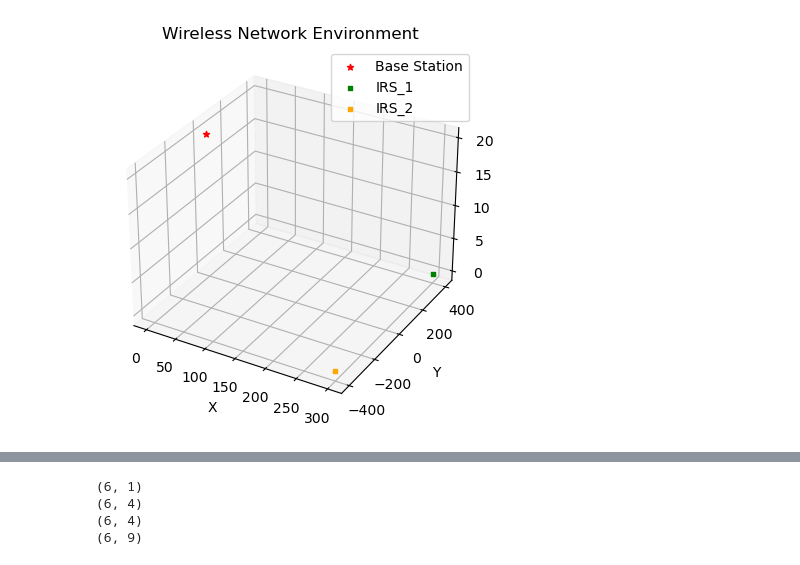
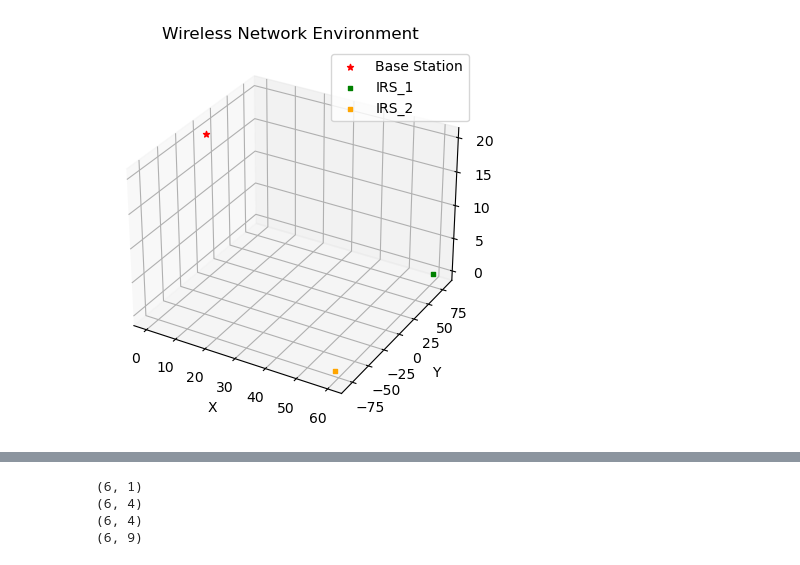
Before and after one commit to TariqUmar/SISO_Network_Implementation, a Jupyter notebook: plots_Numofusers_EE.ipynb, the cells around one changed output, grey strips where cells are left out. Drawn from its saved outputs; the diff is of its cells as text; code cells hidden in the pictures.

```diff
--- a/plots_Numofusers_EE.ipynb
+++ b/plots_Numofusers_EE.ipynb
@@ -37,14 +37,14 @@ TRANSMIT_POWER_WATTS = 0.1 #in watts
 FADING_STD_MEAN = 0
 FADING_STD_DEV = 3
 # FADING_STD_DEV = 3
-ALPHA = 2.2 #path loss exponent (direct) irs 1
-BETA = 2.2  #path loss exponent (indirect) irs 2
-ZETA = 3.8 #path loss exponent (direct)
+BETA1 = 2.8 #path loss exponent (indirect) bs -> irs
+BETA2 = 2.2  #path loss exponent (indirect) irs -> user
+ALPHA = 3.8 #path loss exponent (direct) bs -> user
 m = 1
 omega = np.sqrt(0.5)
 
-IRS_POSITION_1 = (300, 400, 10)
-IRS_POSITION_2 = (300, -400, 10)
+IRS_POSITION_1 = (60, 80, 10)
+IRS_POSITION_2 = (60, -80, 10)
 nIRSrow = 10
 nIRScol = 10
 Ns = nIRSrow * nIRScol
@@ -110,34 +110,34 @@ loc_S_2 = irs_coords_2
 # # Compute row-wise averages
 # dSU_2 = np.mean(dSU_2, axis=1, keepdims=True)
 # dSU_2 = dSU_2.reshape(1,K)
 # # Compute the sum of elements in each row
 # dTS_2 = np.mean(dTS_2, axis=1)
 # # Compute the average of row sums
 # dTS_2 = np.mean(dTS_2)
 
 # Plot the 3D grid, base station, IRS, and user positions
 fig = plt.figure()
 ax = fig.add_subplot(111, projection='3d')
 ax.scatter(xt, yt, zt, color='red', marker='*', label='Base Station')
 plt.scatter(IRS_POSITION_1[0], IRS_POSITION_1[1], IRS_POSITION_1[2], color='green', marker='s', label='IRS_1')
 plt.scatter(IRS_POSITION_2[0], IRS_POSITION_2[1], IRS_POSITION_2[2],color='orange', marker='s', label='IRS_2')
 #ax.scatter(user_positions[:, 0], user_positions[:, 1], color='blue', marker='o', label='User')
 ax.xlim = (-GRID_RADIUS, GRID_RADIUS)
 ax.ylim = (-GRID_RADIUS, GRID_RADIUS)
 ax.set_xlabel('X')
 ax.set_ylabel('Y')
 ax.set_zlabel('Z')
 ax.set_title('Wireless Network Environment')
 ax.legend()
 ax.grid(True)
 
 # Draw the circle in the x-y plane
 # circle = plt.Circle((xt, yt), (GRID_RADIUS), edgecolor='black', facecolor='none')
 # ax.add_patch(circle)
 # art3d.pathpatch_2d_to_3d(circle, z=0, zdir='z')  # Add the circle to the x-y plane at z=zt
 plt.show()
 # %% [output]
-[figure, old version]
+[figure, new version]
 # %%
 beta_min = 0.2
 k = 1.6
```
Also changed, not shown: parts of 4 cells of this notebook, 10 other files.
